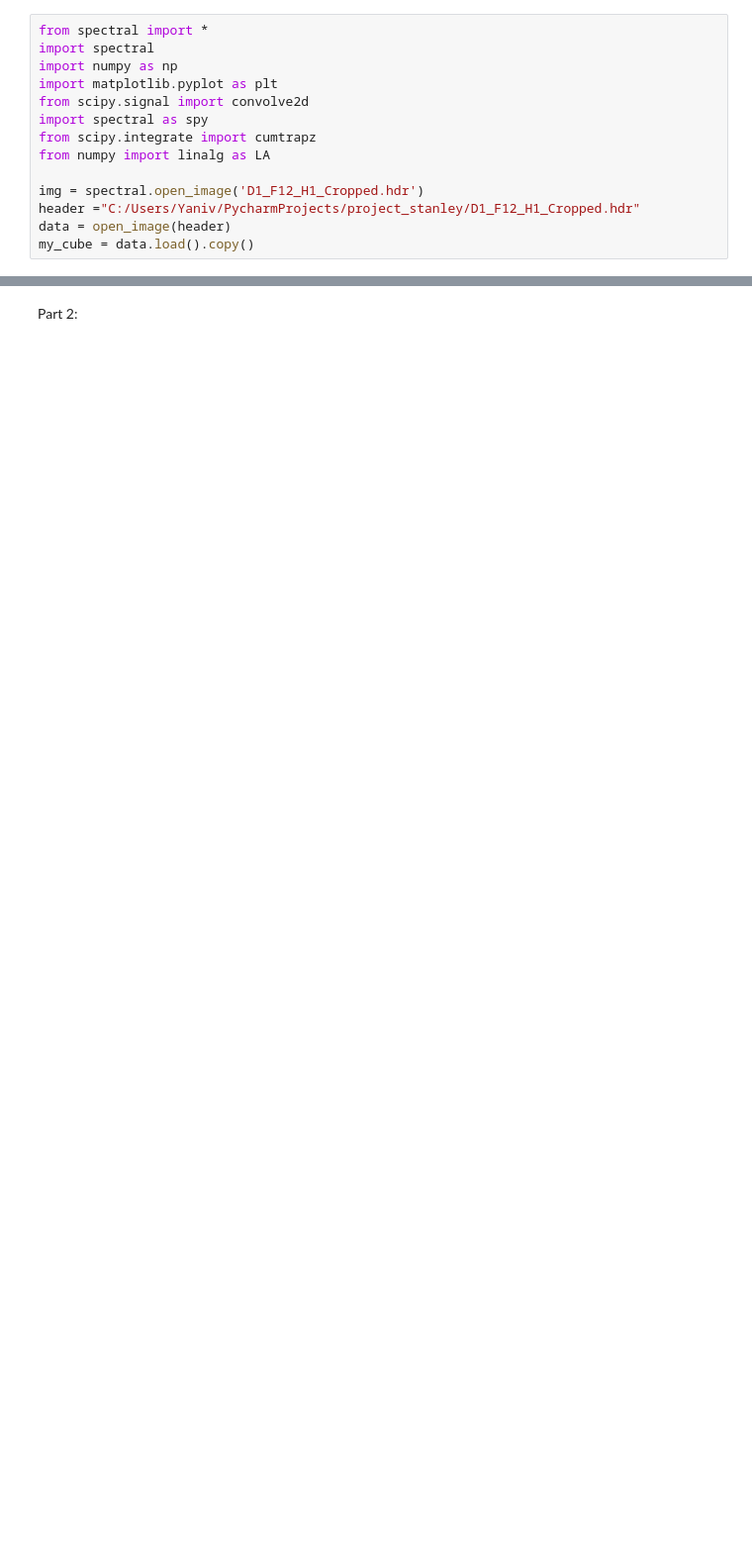
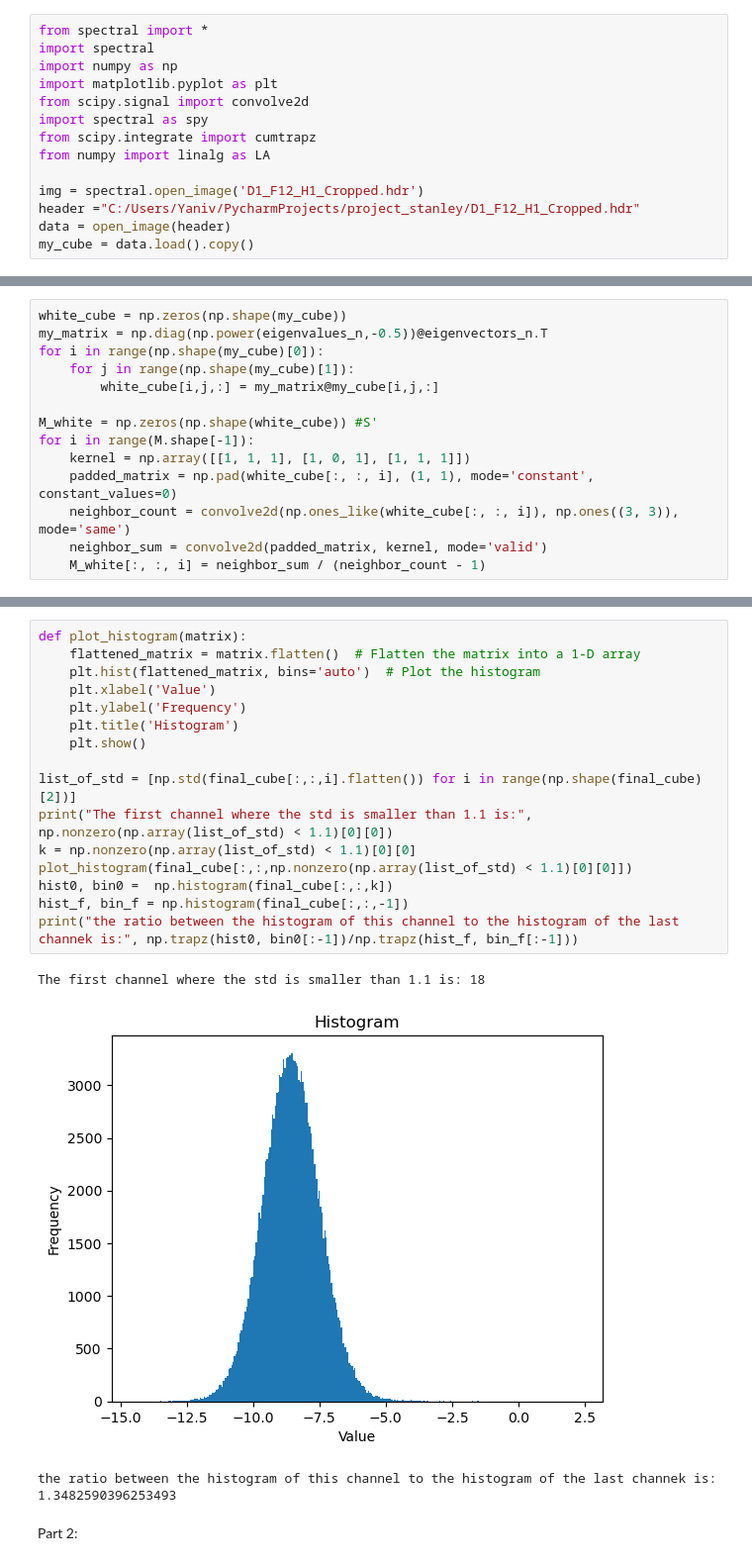
Before and after one commit to mazyaniv/Image-Processing, a Jupyter notebook: main.ipynb, the cells around one changed output, grey strips where cells are left out. Shown: that part at 99% size. Cells and saved outputs as stored; diff of their text form; blank space fills up the shorter version.

```diff
--- a/main.ipynb
+++ b/main.ipynb
@@ -43 +44,15 @@ phi_n = np.cov(arg_cov_n.transpose())  #Transpose- Python vs. Matlab get_cov8(cu
+# %%
+white_cube = np.zeros(np.shape(my_cube))
+my_matrix = np.diag(np.power(eigenvalues_n,-0.5))@eigenvectors_n.T
+for i in range(np.shape(my_cube)[0]):
+    for j in range(np.shape(my_cube)[1]):
+        white_cube[i,j,:] = my_matrix@my_cube[i,j,:]
+
+M_white = np.zeros(np.shape(white_cube)) #S'
+for i in range(M.shape[-1]):
+    kernel = np.array([[1, 1, 1], [1, 0, 1], [1, 1, 1]])
+    padded_matrix = np.pad(white_cube[:, :, i], (1, 1), mode='constant', constant_values=0)
+    neighbor_count = convolve2d(np.ones_like(white_cube[:, :, i]), np.ones((3, 3)), mode='same')
+    neighbor_sum = convolve2d(padded_matrix, kernel, mode='valid')
+    M_white[:, :, i] = neighbor_sum / (neighbor_count - 1)
 # %%
@@ -68,3 +92,23 @@ visual(cube_new_yaniv, "cube_new_yaniv",bands)
+# %%
+def plot_histogram(matrix):
+    flattened_matrix = matrix.flatten()  # Flatten the matrix into a 1-D array
+    plt.hist(flattened_matrix, bins='auto')  # Plot the histogram
+    plt.xlabel('Value')
+    plt.ylabel('Frequency')
+    plt.title('Histogram')
+    plt.show()
+
+list_of_std = [np.std(final_cube[:,:,i].flatten()) for i in range(np.shape(final_cube)[2])]
+print("The first channel where the std is smaller than 1.1 is:", np.nonzero(np.array(list_of_std) < 1.1)[0][0])
+k = np.nonzero(np.array(list_of_std) < 1.1)[0][0]
+plot_histogram(final_cube[:,:,np.nonzero(np.array(list_of_std) < 1.1)[0][0]])
+hist0, bin0 =  np.histogram(final_cube[:,:,k])
+hist_f, bin_f = np.histogram(final_cube[:,:,-1])
+print("the ratio between the histogram of this channel to the histogram of the last channek is:", np.trapz(hist0, bin0[:-1])/np.trapz(hist_f, bin_f[:-1]))
+# %% [output]
+The first channel where the std is smaller than 1.1 is: 18
+[figure, added]
+the ratio between the histogram of this channel to the histogram of the last channek is: 1.3482590396253493
 # %% [markdown]
 Part 2:
 # %%
```
Also changed, not shown: parts of 10 cells of this notebook.
